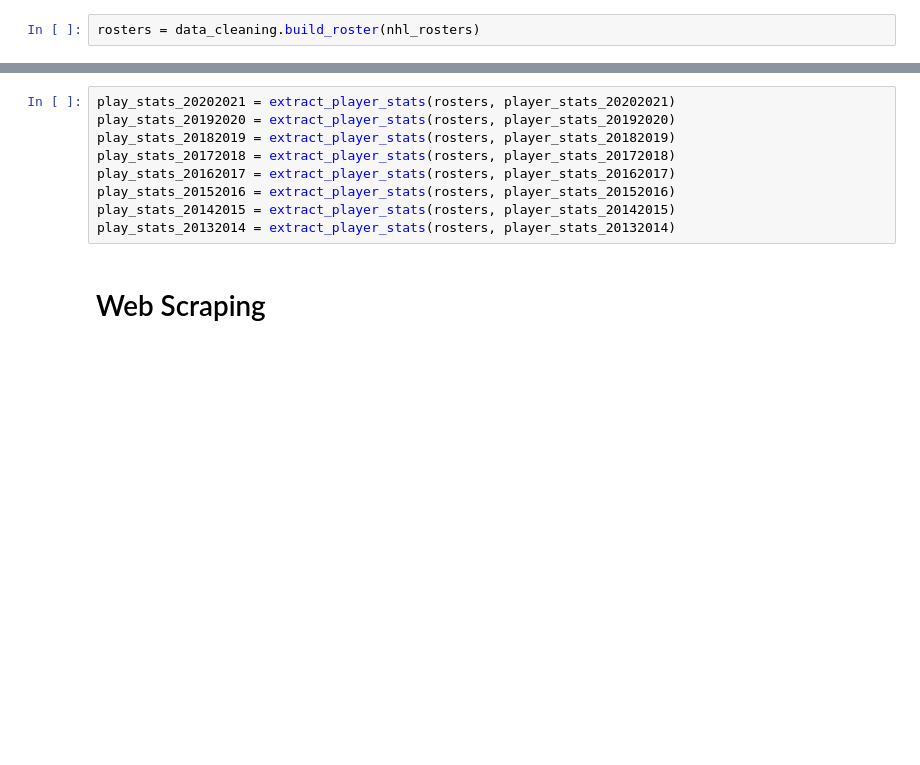
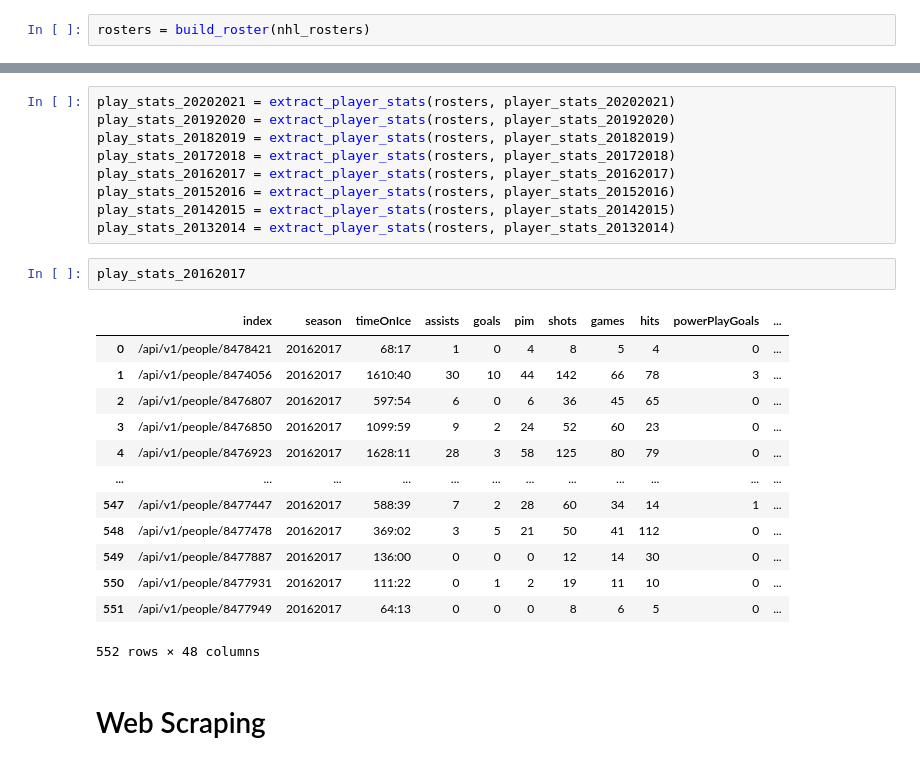
Before and after one commit to kyledufrane/NHL-Salary-Predictions, a Jupyter notebook: nhl_data/sports_data_io.ipynb, the cells around one changed output, grey strips where cells are left out. Cells and saved outputs as stored; diff of their text form; blank space fills up the shorter version.

```diff
--- a/nhl_data/sports_data_io.ipynb
+++ b/nhl_data/sports_data_io.ipynb
@@ -115,7 +115,7 @@ Response [404]
 pickle_in = open("json_files/nhl_rosters.pickle","rb")
 nhl_rosters = pickle.load(pickle_in)
 # %%
-rosters = data_cleaning.build_roster(nhl_rosters)
+rosters = build_roster(nhl_rosters)
 # %%
 rosters
 # %% [output]
@@ -235,6 +235,22 @@ play_stats_20162017 = extract_player_stats(rosters, player_stats_20162017)
 play_stats_20152016 = extract_player_stats(rosters, player_stats_20152016)
 play_stats_20142015 = extract_player_stats(rosters, player_stats_20142015)
 play_stats_20132014 = extract_player_stats(rosters, player_stats_20132014)
+# %%
+play_stats_20162017
+# %% [output]
+|  | index | season | timeOnIce | assists | goals | pim | shots | games | hits | powerPlayGoals | ... |
+| 0 | /api/v1/people/8478421 | 20162017 | 68:17 | 1 | 0 | 4 | 8 | 5 | 4 | 0 | ... |
+| 1 | /api/v1/people/8474056 | 20162017 | 1610:40 | 30 | 10 | 44 | 142 | 66 | 78 | 3 | ... |
+| 2 | /api/v1/people/8476807 | 20162017 | 597:54 | 6 | 0 | 6 | 36 | 45 | 65 | 0 | ... |
+| 3 | /api/v1/people/8476850 | 20162017 | 1099:59 | 9 | 2 | 24 | 52 | 60 | 23 | 0 | ... |
+| 4 | /api/v1/people/8476923 | 20162017 | 1628:11 | 28 | 3 | 58 | 125 | 80 | 79 | 0 | ... |
+| ... | ... | ... | ... | ... | ... | ... | ... | ... | ... | ... | ... |
+| 547 | /api/v1/people/8477447 | 20162017 | 588:39 | 7 | 2 | 28 | 60 | 34 | 14 | 1 | ... |
+| 548 | /api/v1/people/8477478 | 20162017 | 369:02 | 3 | 5 | 21 | 50 | 41 | 112 | 0 | ... |
+| 549 | /api/v1/people/8477887 | 20162017 | 136:00 | 0 | 0 | 0 | 12 | 14 | 30 | 0 | ... |
+| 550 | /api/v1/people/8477931 | 20162017 | 111:22 | 0 | 1 | 2 | 19 | 11 | 10 | 0 | ... |
+| 551 | /api/v1/people/8477949 | 20162017 | 64:13 | 0 | 0 | 0 | 8 | 6 | 5 | 0 | ... |
+552 rows × 48 columns
 # %% [markdown]
 # Web Scraping
 # %%
```
Also changed, not shown: parts of 20 cells of this notebook, 2 other files.
